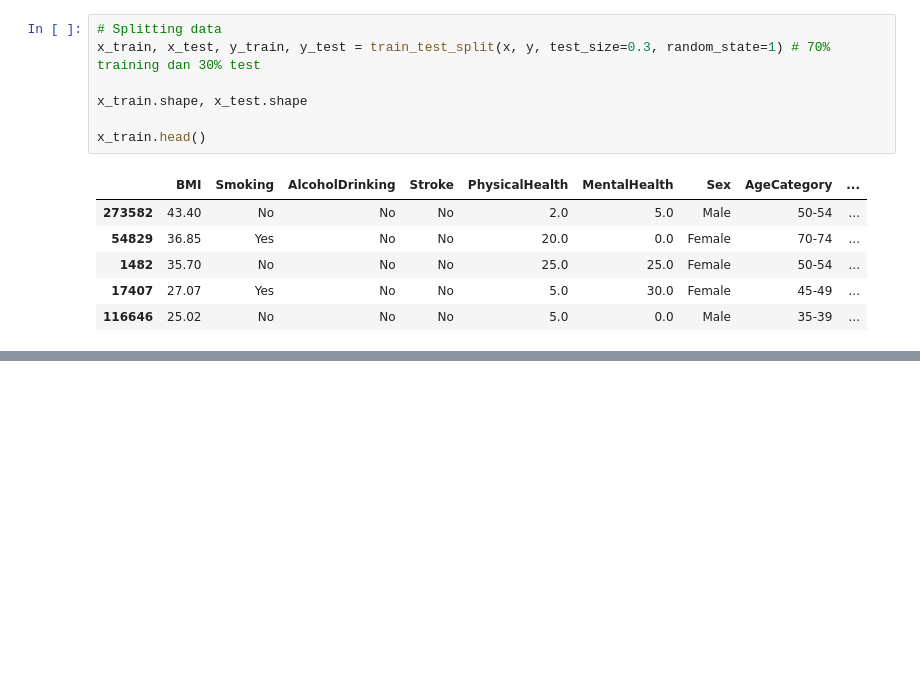
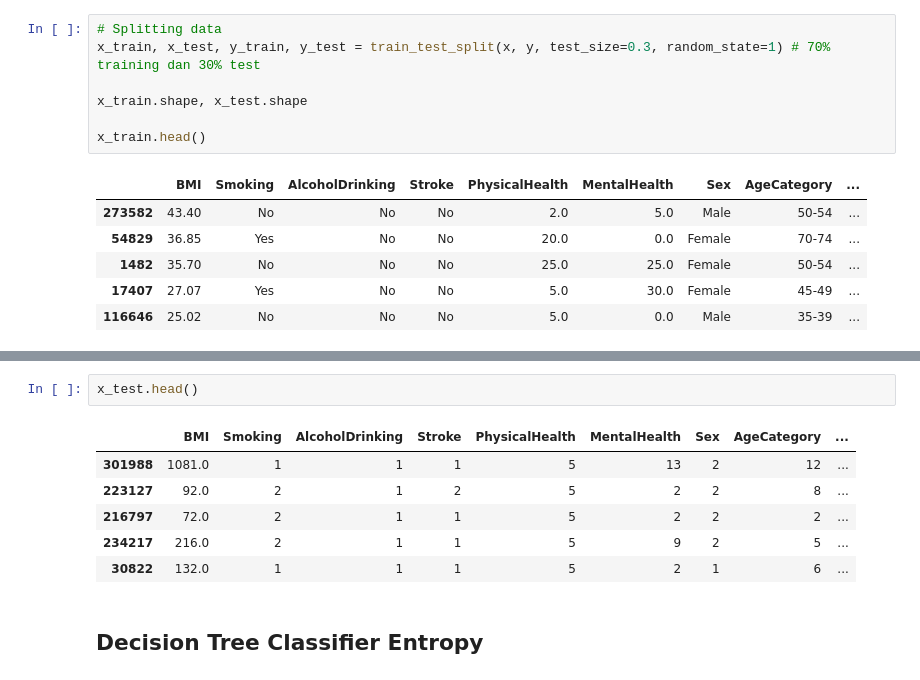
Before and after one commit to TaffanM/Heart-Disease-Decision-Tree-Learning, a Jupyter notebook: HeartDecisionTree.ipynb, the cells around one changed output, grey strips where cells are left out. Cells and saved outputs as stored; diff of their text form; blank space fills up the shorter version.

```diff
--- a/HeartDecisionTree.ipynb
+++ b/HeartDecisionTree.ipynb
@@ -69,0 +91,11 @@ x_train.head()
+# %%
+x_test.head()
+# %% [output]
+|  | BMI | Smoking | AlcoholDrinking | Stroke | PhysicalHealth | MentalHealth | Sex | AgeCategory | ... |
+| 301988 | 1081.0 | 1 | 1 | 1 | 5 | 13 | 2 | 12 | ... |
+| 223127 | 92.0 | 2 | 1 | 2 | 5 | 2 | 2 | 8 | ... |
+| 216797 | 72.0 | 2 | 1 | 1 | 5 | 2 | 2 | 2 | ... |
+| 234217 | 216.0 | 2 | 1 | 1 | 5 | 9 | 2 | 5 | ... |
+| 30822 | 132.0 | 1 | 1 | 1 | 5 | 2 | 1 | 6 | ... |
+# %% [markdown]
+## Decision Tree Classifier Entropy
```
Also changed, not shown: parts of 11 cells of this notebook.
